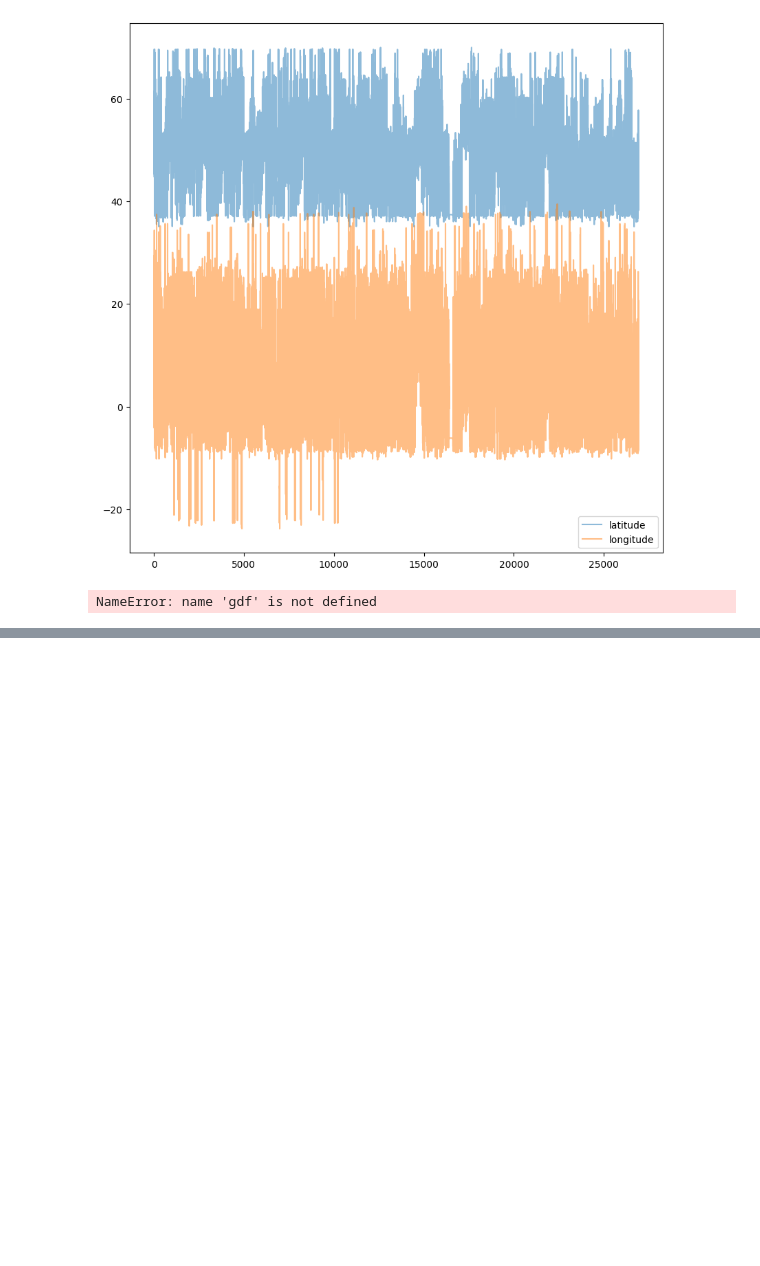
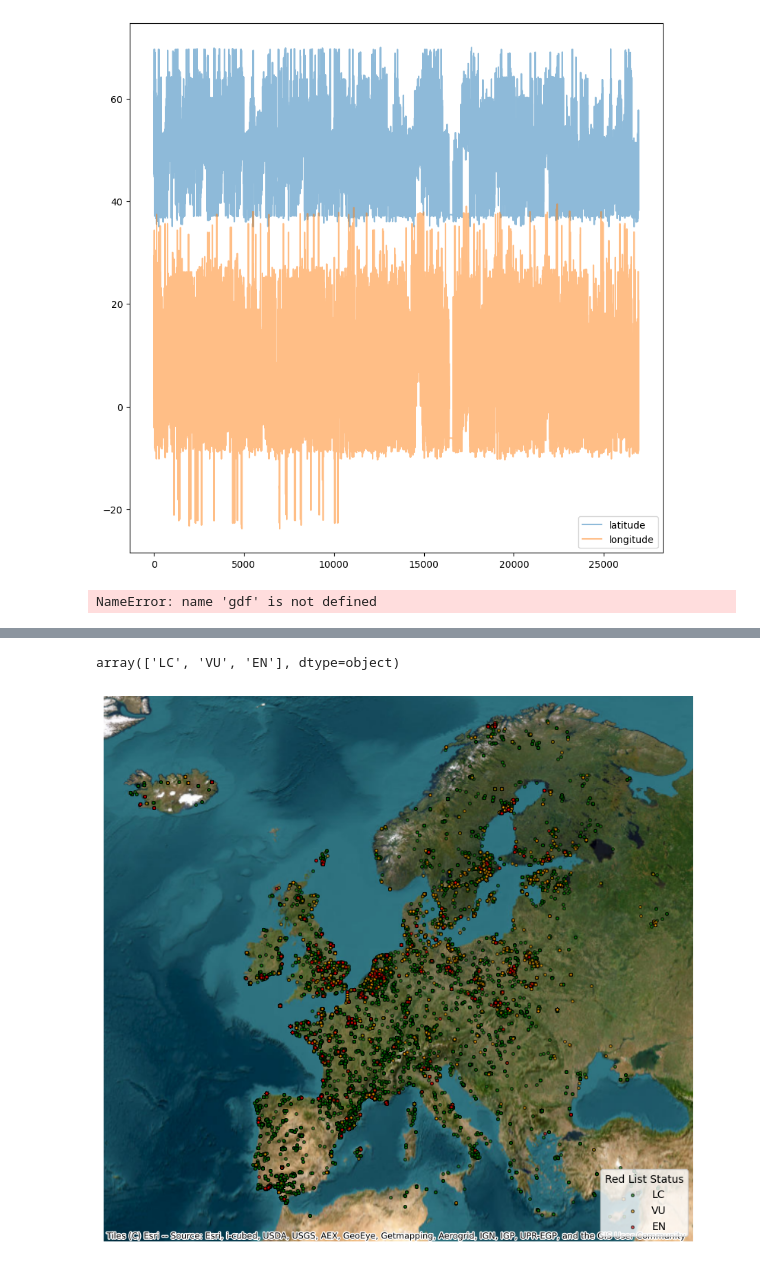
Before and after one commit to Kenny101-dot/Ornistone-Project, a Jupyter notebook: Analysis/Map.ipynb, the cells around one changed output, grey strips where cells are left out. Saved outputs shown, nothing was run; the diff lists cells and outputs as text; code cells hidden in the pictures; blank space fills up the shorter version.

```diff
--- a/Analysis/Map.ipynb
+++ b/Analysis/Map.ipynb
@@ -247,0 +259,47 @@ plt.show()
+# %%
+df123['Red List Status'].unique()
+# %% [output]
+array(['LC', 'VU', 'EN'], dtype=object)
+# %%
+import geopandas as gpd
+import pandas as pd
+import matplotlib.pyplot as plt
+import contextily as ctx
+from shapely.geometry import Point
+
+# Datei laden
+df = pd.read_csv("../Spectogram/basemodel_list.csv")
+
+# Prüfen, ob die nötigen Spalten vorhanden sind
+required_columns = {"longitude", "latitude", "Red List Status"}
+if not required_columns.issubset(df.columns):
+    raise ValueError("Die CSV-Datei muss die Spalten 'longitude', 'latitude' und 'Red List Status' enthalten!")
+
+# GeoDataFrame erstellen
+df["geometry"] = df.apply(lambda row: Point(row["longitude"], row["latitude"]), axis=1)
+gdf = gpd.GeoDataFrame(df, geometry="geometry", crs="EPSG:4326")
+
+# Farben für die Klassen definieren
+colors = {"LC": "green", "VU": "orange", "EN": "red"}
+
+# Karte erstellen
+fig, ax = plt.subplots(figsize=(10, 10))
+
+# Punkte nach Kategorie einfärben
+for status, color in colors.items():
+    subset = gdf[gdf["Red List Status"] == status]
+    subset.plot(ax=ax, marker="o", color=color, markersize=8, alpha=0.6, edgecolor="k", label=status)
+
+# Basemap hinzufügen (z. B. Esri World Imagery)
+ctx.add_basemap(ax, crs=gdf.crs.to_string(), source=ctx.providers.Esri.WorldImagery)
+
+# Achsen ausblenden
+ax.set_axis_off()
+
+# Legende hinzufügen
+ax.legend(title="Red List Status", loc="lower right")
+
+# Karte anzeigen
+plt.show()
+# %% [output]
+[figure, added]
```
Also changed, not shown: parts of 2 cells of this notebook, 2 other files.
